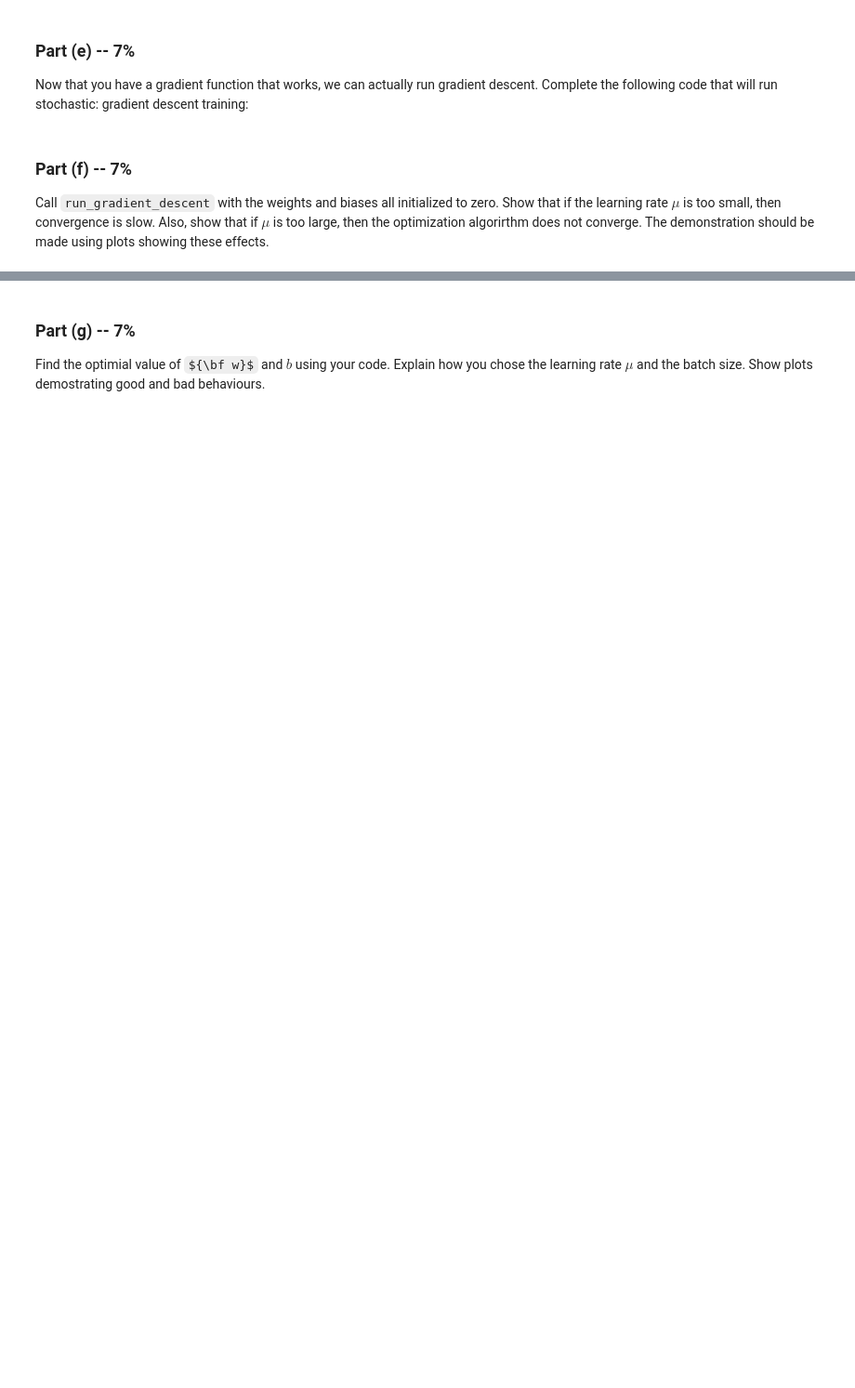
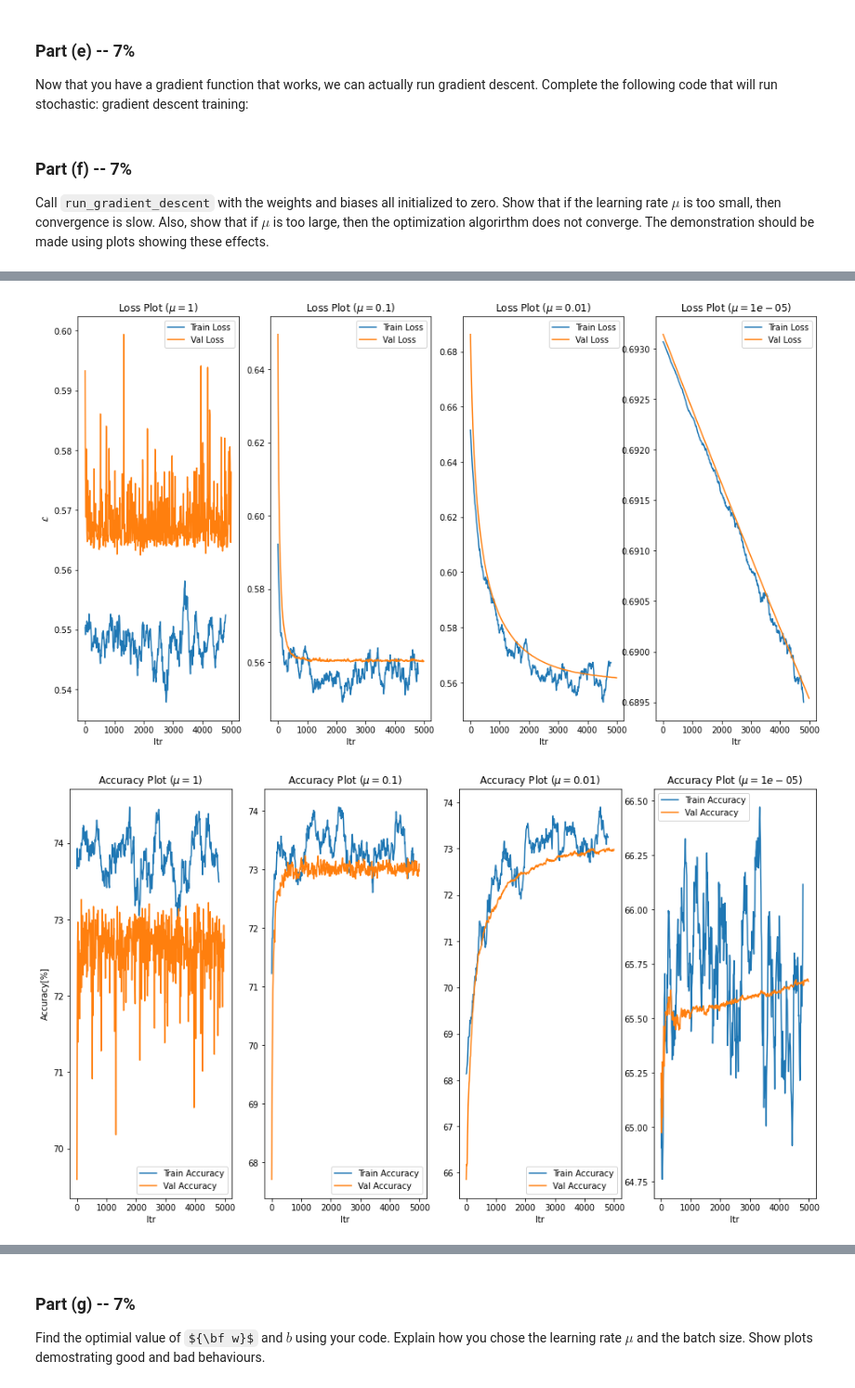
Before and after one commit to efraimam/introToDLAss1, a Jupyter notebook: Assignment1.ipynb, the cells around one changed output, grey strips where cells are left out. Shown: that part at 93% size. Drawn from its saved outputs; the diff is of its cells as text; code cells hidden in the pictures; some formulas as TeX source; blank space fills up the shorter version.

```diff
--- a/Assignment1.ipynb
+++ b/Assignment1.ipynb
@@ -500,0 +481,17 @@ Text(0, 0.5, '$\\mathcal{L}$')
+# %%
+w0 = np.zeros(90)
+b0 = 0
+
+mu_list = [1,0.1,0.01,1e-5]
+max_itr = 5000
+batch_size = 1000
+res_dict = {'w':[],'b':[],'analysis_dict':[]}
+for mu in mu_list:
+  print('mu: {}'.format(mu))
+  w, b, analysis_dict = run_gradient_descent(train_norm_xs, train_ts, val_norm_xs,
+                                             val_ts.flatten(), w0, b0,
+                                             max_iters=max_itr, mu=mu,
+                                             batch_size=batch_size)
+  res_dict['w'].append(w)
+  res_dict['b'].append(b)
+  res_dict['analysis_dict'].append(analysis_dict)
@@ -500,0 +516,30 @@ Text(0, 0.5, '$\\mathcal{L}$')
+# %%
+running_avg_size = 20
+#Cost Plots
+fig, axs = plt.subplots(1, 4,figsize=(16,9))
+for i,mu in enumerate(mu_list):
+  running_avg_train_loss = np.convolve(res_dict['analysis_dict'][i]['Train_Loss'], np.ones(running_avg_size)/running_avg_size,mode='valid')
+
+  axs[i].plot(range(0,max_itr - (running_avg_size-1)*10,10), running_avg_train_loss)
+  axs[i].plot(range(0,max_itr,10),res_dict['analysis_dict'][i]['Val_Loss'])
+  axs[i].legend(['Train Loss','Val Loss'])
+  axs[i].set_title('Loss Plot ($\mu={}$)'.format(mu))
+  axs[i].set_xlabel('Itr')
+  if i == 0:
+    axs[i].set_ylabel('$\mathcal{L}$')
+
+  #ACC Plots
+fig, axs = plt.subplots(1, 4,figsize=(16,9))
+for i,mu in enumerate(mu_list):
+  running_avg_train_acc = np.convolve(res_dict['analysis_dict'][i]['Train_acc'], np.ones(running_avg_size)/running_avg_size,mode='valid')
+
+  axs[i].plot(range(0,max_itr - (running_avg_size-1)*10,10), 100*running_avg_train_acc)
+  axs[i].plot(range(0,max_itr,10),100*res_dict['analysis_dict'][i]['Val_acc'])
+  axs[i].legend(['Train Accuracy','Val Accuracy'])
+  axs[i].set_title('Accuracy Plot ($\mu={}$)'.format(mu))
+  axs[i].set_xlabel('Itr')
+  if i == 0:
+    axs[i].set_ylabel('Accuracy[%]')
+# %% [output]
+[figure, added]
+[figure, added]
```
Also changed, not shown: parts of 21 cells of this notebook.
